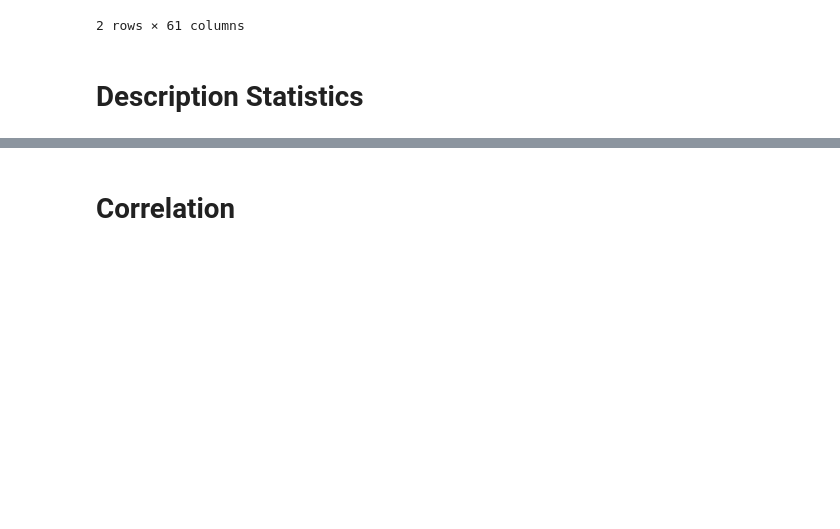
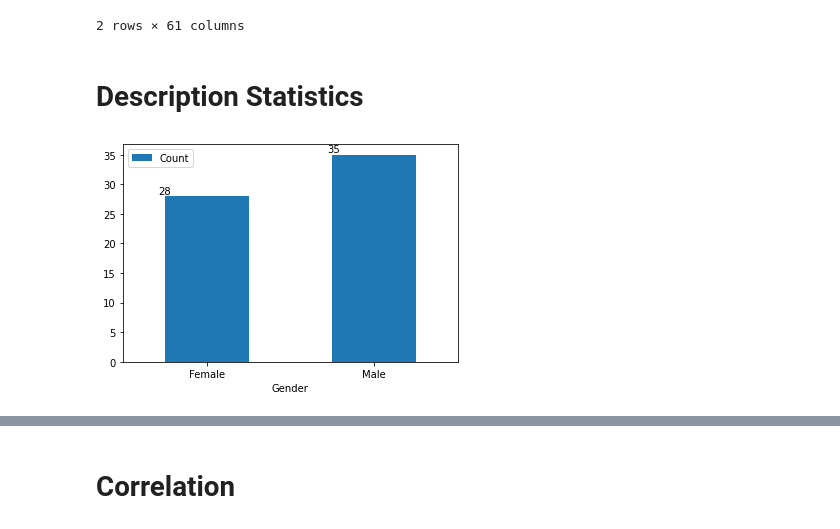
Before and after one commit to theptat002/BADS7105-CRM-Analytics-and-Intelligence, a Jupyter notebook: Homework 01/BADS7105_Homework_01_PART03_Analysis.ipynb, the cells around one changed output, grey strips where cells are left out. Cells and saved outputs as stored; diff of their text form; code cells hidden in the pictures; blank space fills up the shorter version.

```diff
--- a/Homework 01/BADS7105_Homework_01_PART03_Analysis.ipynb
+++ b/Homework 01/BADS7105_Homework_01_PART03_Analysis.ipynb
@@ -58,5 +60,11 @@ df_like = df[ls_like_adj]
 df_freq = df[ls_freq_adj]
 # %% [markdown]
 # Description Statistics
+# %%
+ax = df.groupby("Gender").count().reset_index()[["Gender","AGE"]].rename({"AGE":"Count"},axis=1).plot.bar(x='Gender', y='Count', rot=0)
+for p in ax.patches:
+    ax.annotate(str(p.get_height()), (p.get_x() * 1.01, p.get_height() * 1.01),horizontalalignment="center")
+# %% [output]
+[figure, added]
 # %%
 like_con = df_like.mean().reset_index().rename({"index":"Topic",0:"Avg_Rating"},axis=1).iloc[1:,:]
```
Also changed, not shown: parts of 15 cells of this notebook, 3 other files.
